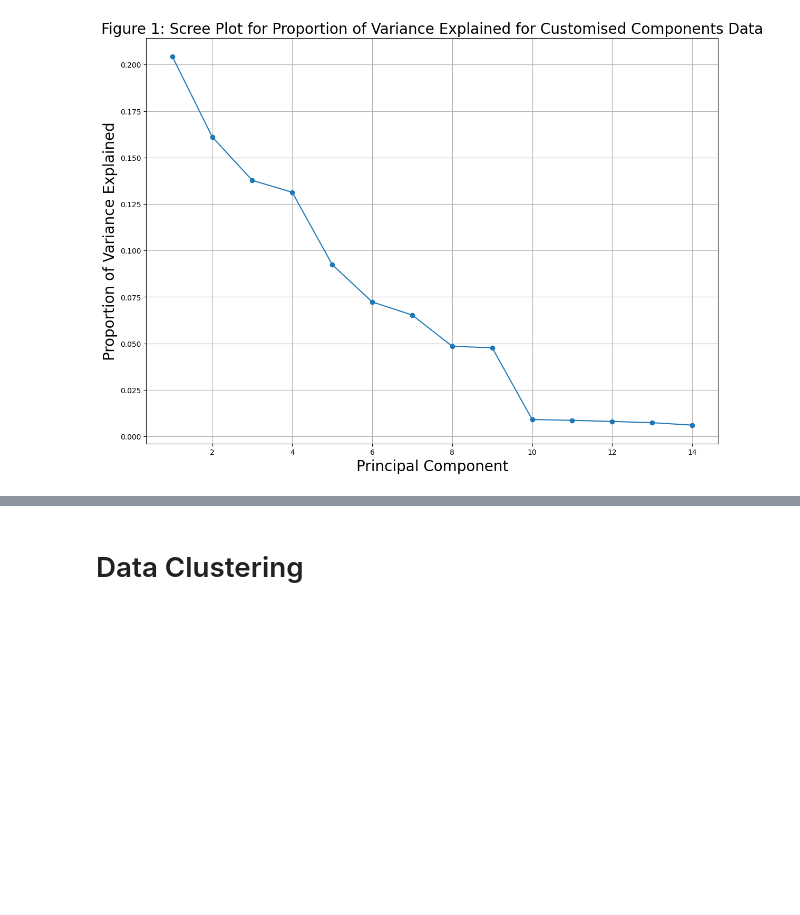
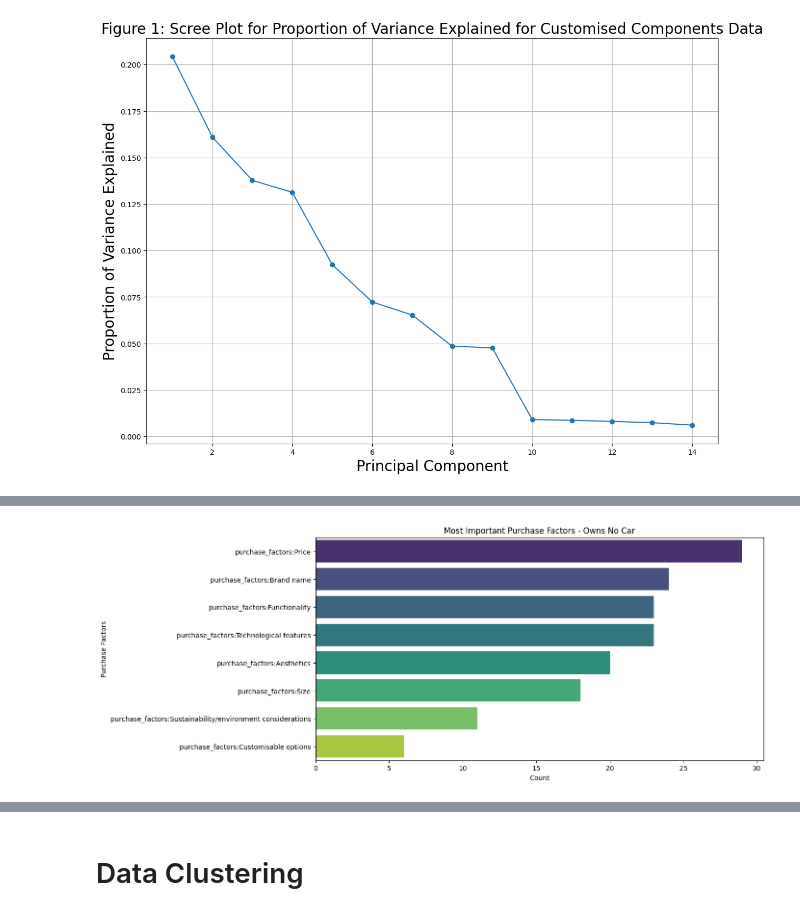
Before and after one commit to bentjh01/MA4829_Machine_Intelligence, a Jupyter notebook: data_exploration.ipynb, the cells around one changed output, grey strips where cells are left out. Cells and saved outputs as stored; diff of their text form; code cells hidden in the pictures; blank space fills up the shorter version.

```diff
--- a/data_exploration.ipynb
+++ b/data_exploration.ipynb
@@ -294,0 +314,7 @@ reduced_customise_df = pd.concat([scaled_customise_df.loc[:,['customise_spend_en
+# %%
+no_car_df = purchase_df[transformed_df['car_ownership_encoded'] == 0]
+own_car_df = purchase_df[transformed_df['car_ownership_encoded'] > 0]
+# %%
+important_factors(no_car_df, 'Owns No Car')
+# %% [output]
+[figure, added]
```
Also changed, not shown: parts of 6 cells of this notebook.
